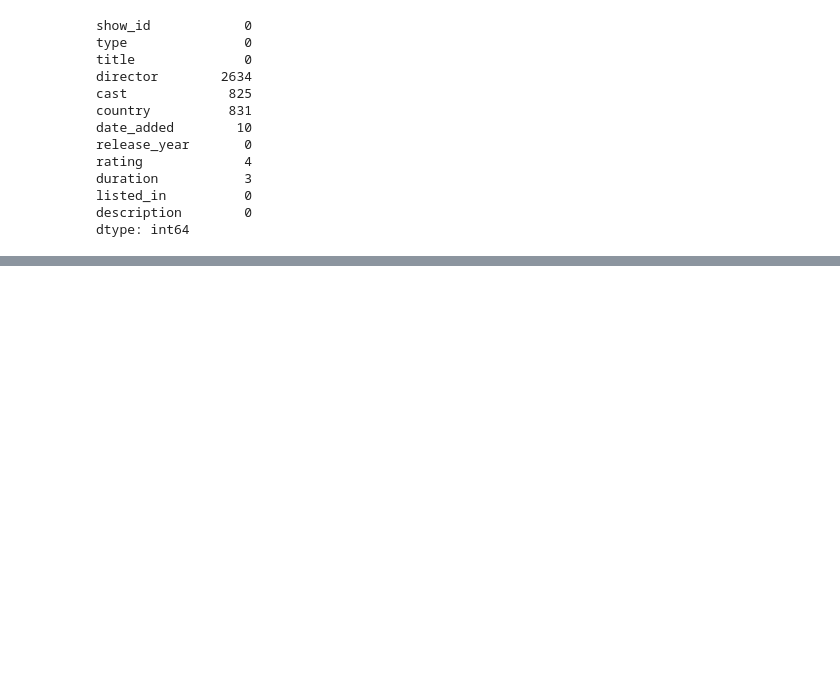
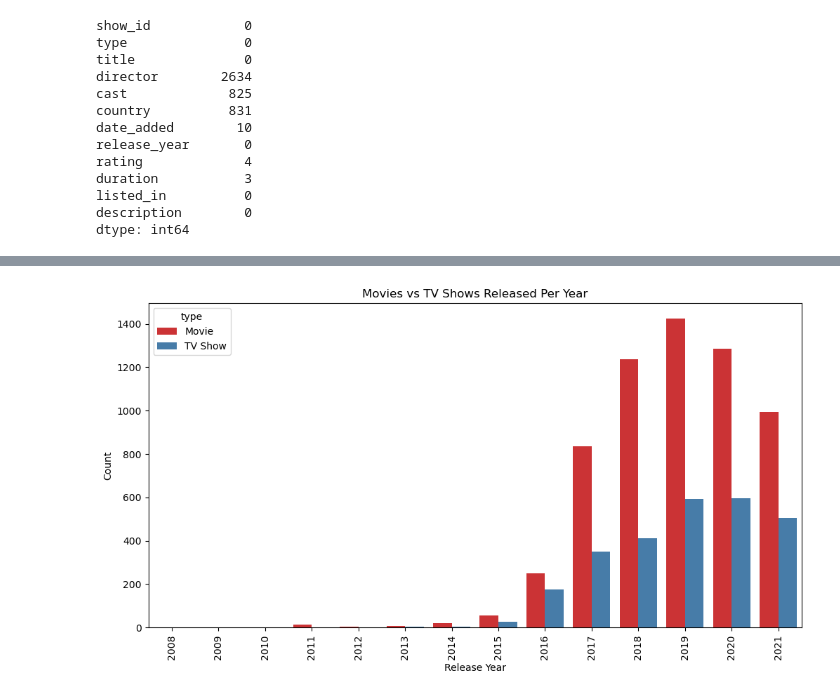
Before and after one commit to Harshal3304/netflix_data_analysis, a Jupyter notebook: analysis.ipynb, the cells around one changed output, grey strips where cells are left out. Drawn from its saved outputs; the diff is of its cells as text; code cells hidden in the pictures; blank space fills up the shorter version.

```diff
--- a/analysis.ipynb
+++ b/analysis.ipynb
@@ -98,0 +147,11 @@ df.to_csv('data/netflix_cleaned.csv')
+# %%
+# Number of Movies vs TV Shows released per Year
+plt.figure(figsize=(12,6))
+sns.countplot(data=df,x='release_year',hue='type',palette='Set1',order=sorted(df['release_year']))
+plt.title('Movies vs TV Shows Released Per Year')
+plt.xticks(rotation=90)
+plt.xlabel('Release Year')
+plt.ylabel('Count')
+plt.show()
+# %% [output]
+[figure, added]
```
Also changed, not shown: parts of 8 cells of this notebook, 1 other file.
